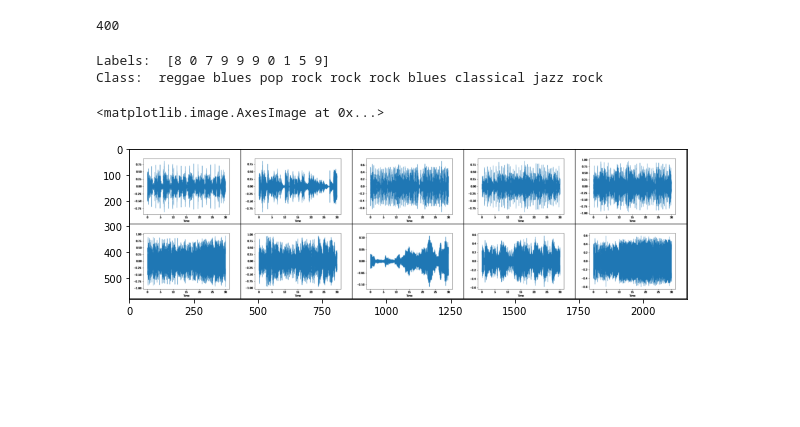
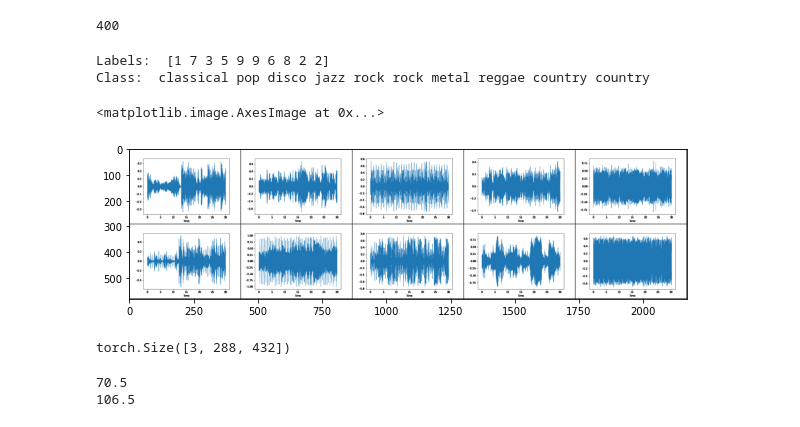
Before and after one commit to prispearly/music-genre-classification, a Jupyter notebook: BasicCNN.ipynb, the cells around one changed output. Cells and saved outputs as stored; diff of their text form; code cells hidden in the pictures; blank space fills up the shorter version.

```diff
--- a/BasicCNN.ipynb
+++ b/BasicCNN.ipynb
@@ -40,13 +34,14 @@ test_transform = transforms.Compose([transforms.ToTensor()])
 # %%
+transform = transforms.ToTensor()
 root ="wavelets"
 
-train_data = datasets.ImageFolder(os.path.join(root,"train"), transform= train_transform)
-test_data = datasets.ImageFolder(os.path.join(root, "test"), transform = test_transform)
+train_data = datasets.ImageFolder(os.path.join(root,"train"), transform= transform)
+test_data = datasets.ImageFolder(os.path.join(root, "test"), transform = transform)
 
-# torch.manual_seed(42)
+torch.manual_seed(30)
 
 train_loader = DataLoader(train_data, batch_size=10,shuffle=True)
-test_loader = DataLoader(test_data, batch_size=10)
+test_loader = DataLoader(test_data, batch_size=10, shuffle=False)
 
 class_names = train_data.classes
 # %%
@@ -73,27 +68,32 @@ len(test_data)
 # %%
 for images, labels in train_loader:
     break
 
-images.shape
 
 print('Labels: ', labels.numpy())
 print('Class: ',*np.array([class_names[i] for i in labels]))
 
 im = make_grid(images, nrow=5)
 plt.figure(figsize=(10,4))
 plt.imshow(np.transpose(im.numpy(),(1,2,0)))
 # %% [output]
-Labels:  [8 0 7 9 9 9 0 1 5 9]
-Class:  reggae blues pop rock rock rock blues classical jazz rock
+Labels:  [1 7 3 5 9 9 6 8 2 2]
+Class:  classical pop disco jazz rock rock metal reggae country country
 <matplotlib.image.AxesImage at 0x...>
-[figure, old version]
+[figure, new version]
+# %%
+images[0].shape
+# %% [output]
+torch.Size([3, 288, 432])
 # %%
+print((((288-2)/2)-2)/2)
+print(((430/2)-2)/2)
 class ConvolutionalNetwork(nn.Module):
     def __init__(self):
         super().__init__()
-        self.conv1 = nn.Conv2d(3, 6, 3, 1)
+        self.conv1 = nn.Conv2d(3, 6, 5, 1)
         self.conv2 = nn.Conv2d(6, 16, 3, 1)
-        self.fc1 = nn.Linear(6*6*16, 120)
+        self.fc1 = nn.Linear(70*106*16, 120)
         self.fc2 = nn.Linear(120,84)
         self.fc3 = nn.Linear(84, 10)
 
@@ -102,9 +102,12 @@ class ConvolutionalNetwork(nn.Module):
         X = F.max_pool2d(X, 2, 2)
         X = F.relu(self.conv2(X))
         X = F.max_pool2d(X, 2, 2)
-        X = X.view(-1, 6*6*16) # flatten
+        X = X.view(-1,70*106*16) # flatten
         X = F.relu(self.fc1(X))
         X = F.relu(self.fc2(X))
         X = self.fc3(X)
         return F.log_softmax(X, dim=1)
+# %% [output]
+70.5
+106.5
 # %%
```
Also changed, not shown: parts of 6 cells of this notebook.
